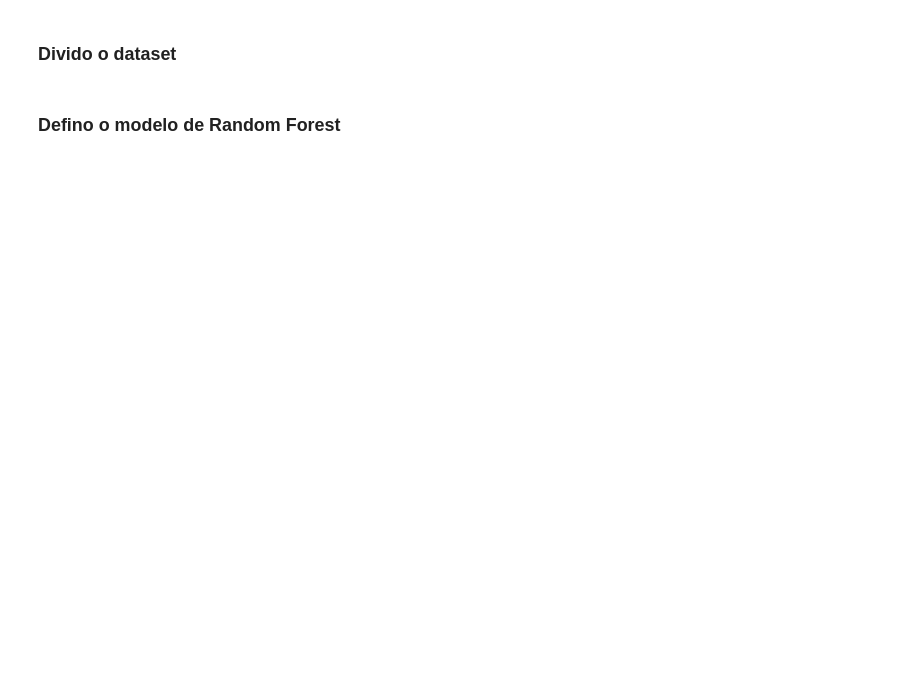
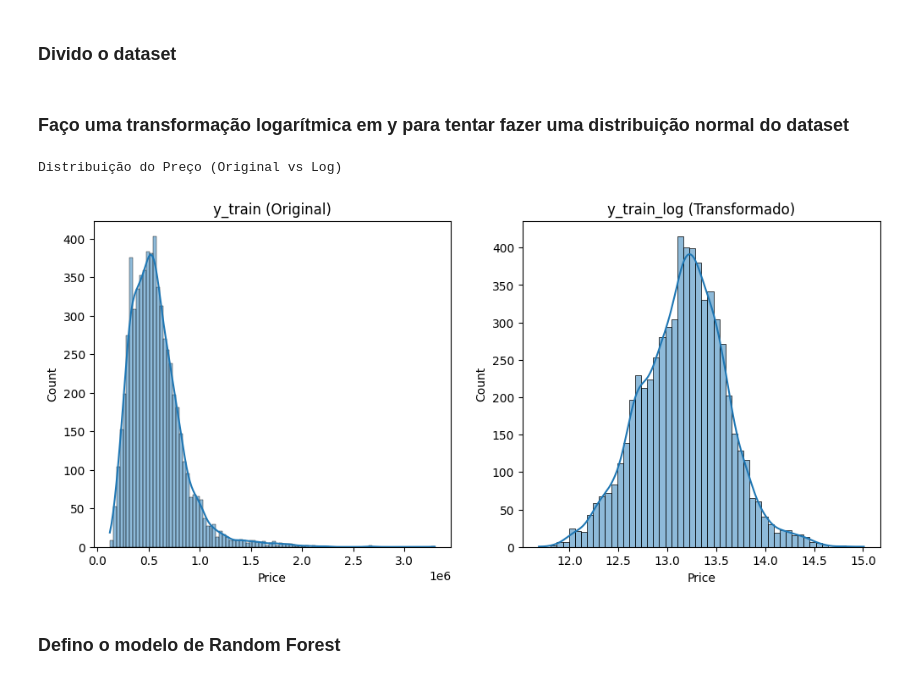
Before and after one commit to NathanTrugilho/car-price-prediction, a Jupyter notebook: random_forest.ipynb, the cells around one changed output. Cells and saved outputs as stored; diff of their text form; code cells hidden in the pictures; blank space fills up the shorter version.

Commit message:
Terminei de fazer tudo, agora é só escrever

```diff
--- a/random_forest.ipynb
+++ b/random_forest.ipynb
@@ -135,6 +247,29 @@ plt.show()
 from sklearn.model_selection import train_test_split
 
 X_train, X_test, y_train, y_test = train_test_split(X, y, test_size=0.2, random_state=28, shuffle=True)
+# %% [markdown]
+### Faço uma transformação logarítmica em y para tentar fazer uma distribuição normal do dataset
+# %%
+# Célula NOVA - Transformação Logarítmica do Alvo (y)
+import numpy as np
+import seaborn as sns
+import matplotlib.pyplot as plt
+
+# Aplicar log(1 + x) para diminuir a assimetria (skew) do preço
+y_train_log = np.log1p(y_train)
+y_test_log = np.log1p(y_test)
+
+# Visualizar a diferença
+print("Distribuição do Preço (Original vs Log)")
+fig, axes = plt.subplots(1, 2, figsize=(12, 5))
+sns.histplot(y_train, kde=True, ax=axes[0])
+axes[0].set_title('y_train (Original)')
+sns.histplot(y_train_log, kde=True, ax=axes[1])
+axes[1].set_title('y_train_log (Transformado)')
+plt.show()
+# %% [output]
+Distribuição do Preço (Original vs Log)
+[figure, added]
 # %% [markdown]
 ### Defino o modelo de Random Forest
 # %%
```
Also changed, not shown: parts of 16 cells of this notebook.
